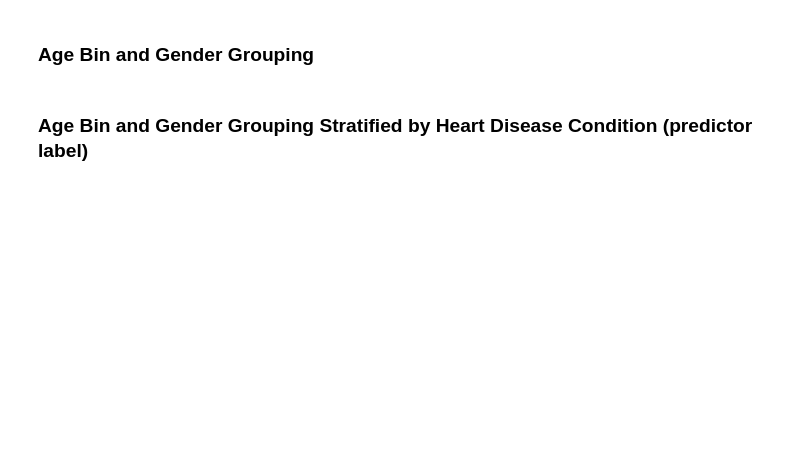
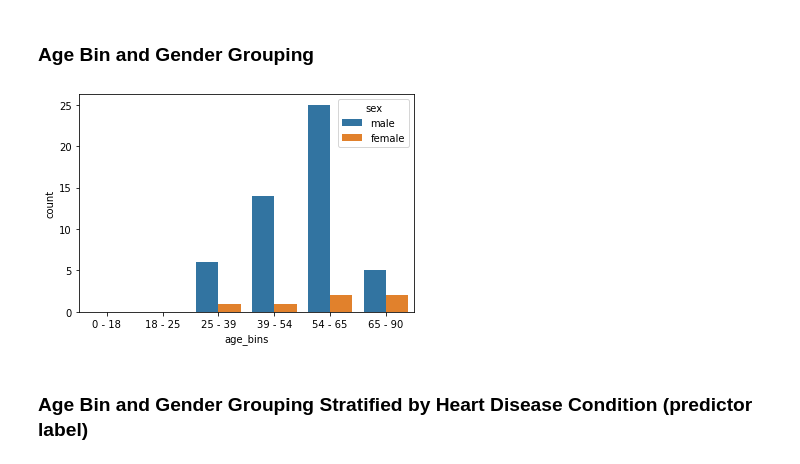
Before and after one commit to TRoboto/Udacity, a Jupyter notebook: AI for Healthcare Nanodegree/Exercise - Analyze Dataset/Compare_Demographics_Exercise.ipynb, the cells around one changed output. Saved outputs shown, nothing was run; the diff lists cells and outputs as text; code cells hidden in the pictures; blank space fills up the shorter version.

```diff
--- a/AI for Healthcare Nanodegree/Exercise - Analyze Dataset/Compare_Demographics_Exercise.ipynb
+++ b/AI for Healthcare Nanodegree/Exercise - Analyze Dataset/Compare_Demographics_Exercise.ipynb
@@ -47,2 +72,6 @@ demo_df = subset_df[demo_features]
+# %%
+ax = sns.countplot(x="age_bins", hue="sex", data=demo_df)
+# %% [output]
+[figure, added]
 # %% [markdown]
 ### Age Bin and Gender Grouping Stratified by Heart Disease Condition (predictor label)
```
Also changed, not shown: parts of 13 cells of this notebook.
